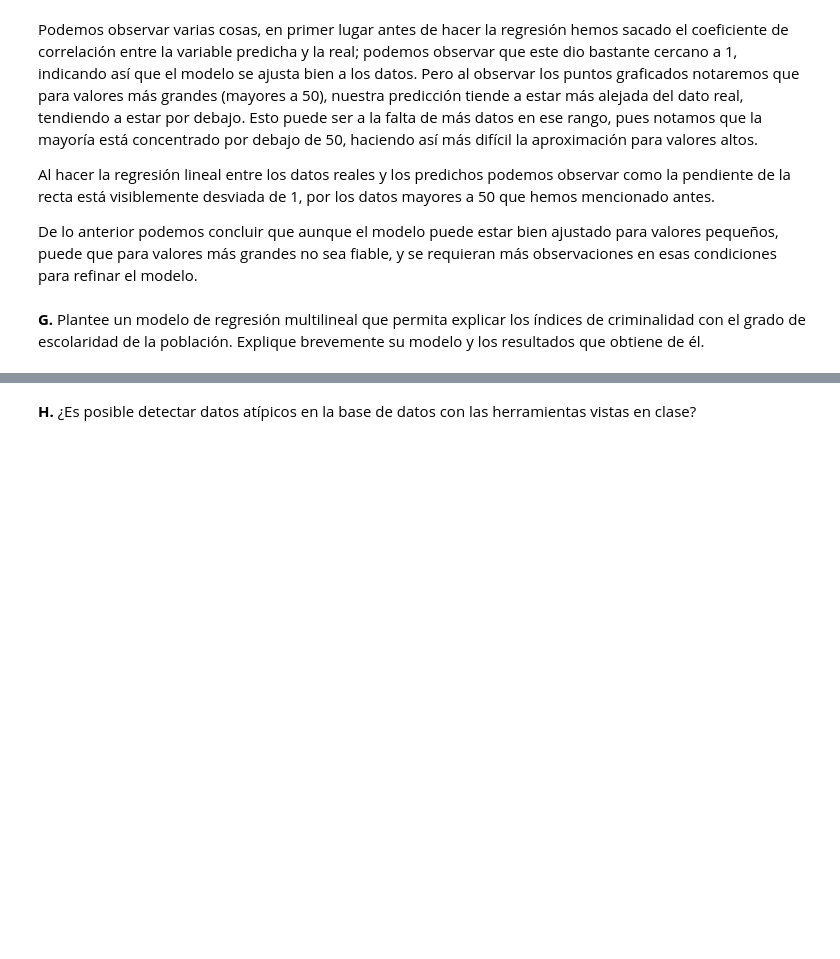
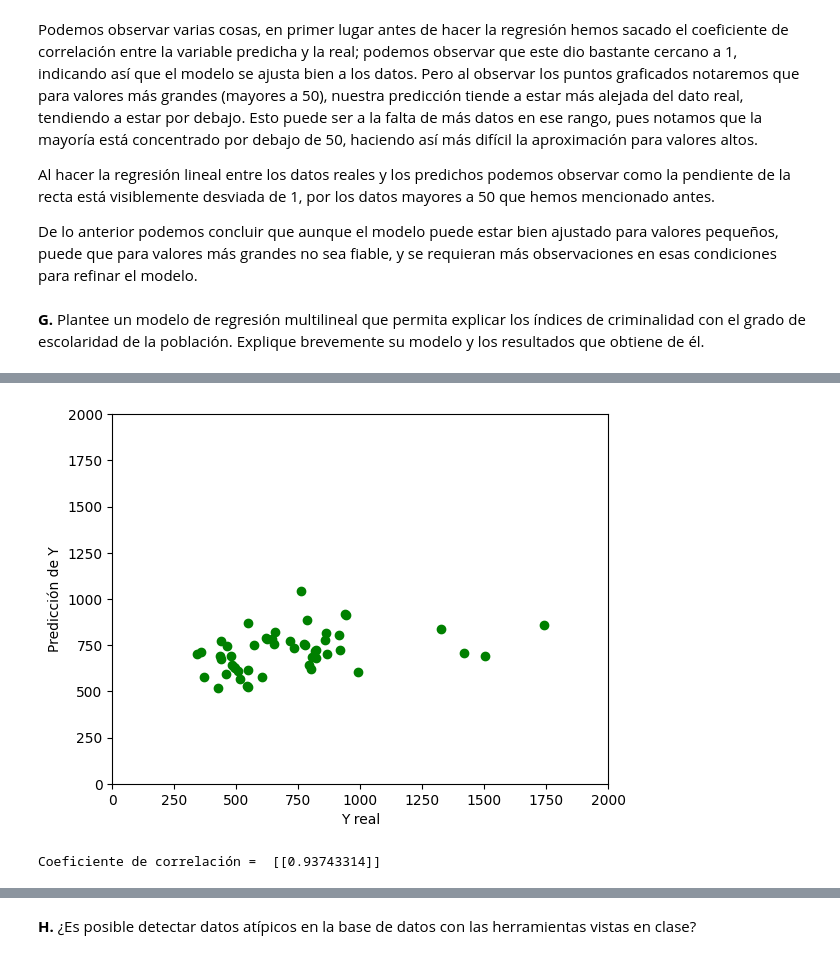
Before and after one commit to bermudez05/Siniestralidad_Bogota_BD, a Jupyter notebook: Taller 4/Taller_4.ipynb, the cells around one changed output, grey strips where cells are left out. Cells and saved outputs as stored; diff of their text form; code cells hidden in the pictures; blank space fills up the shorter version.

```diff
--- a/Taller 4/Taller_4.ipynb
+++ b/Taller 4/Taller_4.ipynb
@@ -265,0 +272,10 @@ De lo anterior podemos concluir que aunque el modelo puede estar bien ajustado p
+# %%
+X = pd.DataFrame(criminalidad[['X4', 'X5', 'X6', 'X7']]).values # Indices de escolaridad
+Y = pd.DataFrame(criminalidad['X1']).values # Índices de Criminalidad
+
+ones_ = np.ones( len(criminalidad) )
+X = np.insert(X, 0, ones_, axis=1) # Tener modelo b0 + b1 x + b2 y + b3 z + b4 w
+# %%
+M_Penrose = np.linalg.pinv(np.dot(X.T, X))
+C = np.matmul(M_Penrose, X.T)
+sol_least_square = np.matmul(C, Y)
@@ -265,0 +296,20 @@ De lo anterior podemos concluir que aunque el modelo puede estar bien ajustado p
+# %%
+import matplotlib.pyplot as plt
+
+Y_pred = np.matmul(X, sol_least_square)
+plt.scatter(Y, Y_pred, c='green')
+plt.xlabel('Y real')
+plt.ylabel('Predicción de Y')
+plt.xlim([0,2000])
+plt.ylim([0,2000])
+plt.show()
+# %% [output]
+[figure, added]
+# %%
+P_int = np.matmul(np.transpose(Y),Y_pred)
+Norm_Y = np.linalg.norm(Y)
+Norm_Yp = np.linalg.norm(Y_pred)
+c = P_int/(Norm_Y*Norm_Yp)
+print("Coeficiente de correlación = ",c)
+# %% [output]
+Coeficiente de correlación =  [[0.93743314]]
```
Also changed, not shown: parts of 18 cells of this notebook.
